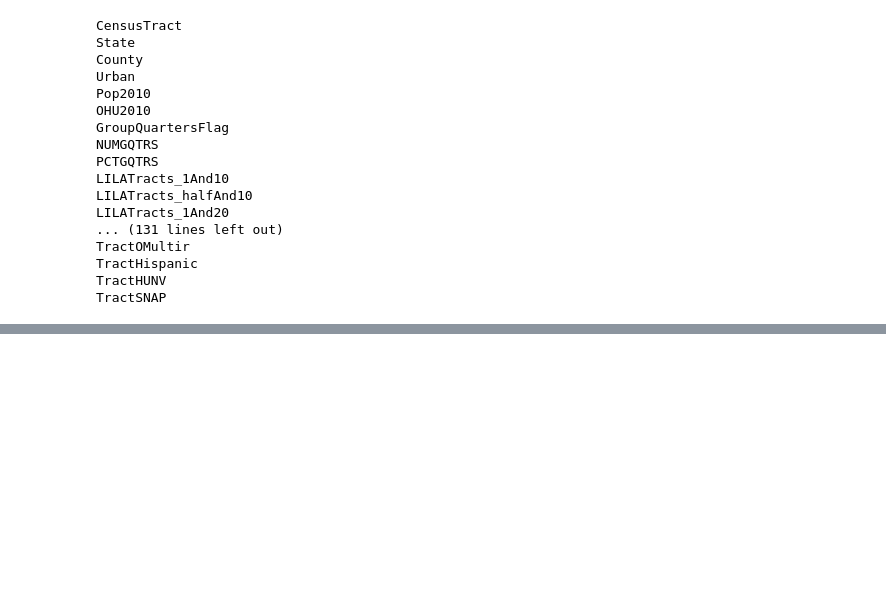
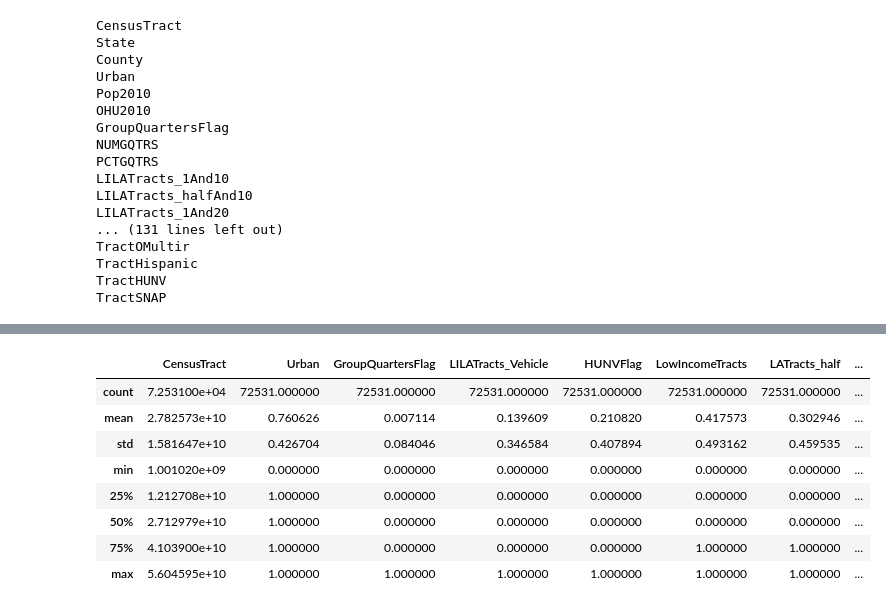
Before and after one commit to rdinesh1/FoodInsecurity_capstone, a Jupyter notebook: EDA.ipynb, the cells around one changed output, grey strips where cells are left out. Saved outputs shown, nothing was run; the diff lists cells and outputs as text; code cells hidden in the pictures; blank space fills up the shorter version.

```diff
--- a/EDA.ipynb
+++ b/EDA.ipynb
@@ -91,0 +83,12 @@ KeyboardInterrupt:
+# %%
+df.describe()
+# %% [output]
+|  | CensusTract | Urban | GroupQuartersFlag | LILATracts_Vehicle | HUNVFlag | LowIncomeTracts | LATracts_half | ... |
+| count | 7.253100e+04 | 72531.000000 | 72531.000000 | 72531.000000 | 72531.000000 | 72531.000000 | 72531.000000 | ... |
+| mean | 2.782573e+10 | 0.760626 | 0.007114 | 0.139609 | 0.210820 | 0.417573 | 0.302946 | ... |
+| std | 1.581647e+10 | 0.426704 | 0.084046 | 0.346584 | 0.407894 | 0.493162 | 0.459535 | ... |
+| min | 1.001020e+09 | 0.000000 | 0.000000 | 0.000000 | 0.000000 | 0.000000 | 0.000000 | ... |
+| 25% | 1.212708e+10 | 1.000000 | 0.000000 | 0.000000 | 0.000000 | 0.000000 | 0.000000 | ... |
+| 50% | 2.712979e+10 | 1.000000 | 0.000000 | 0.000000 | 0.000000 | 0.000000 | 0.000000 | ... |
+| 75% | 4.103900e+10 | 1.000000 | 0.000000 | 0.000000 | 0.000000 | 1.000000 | 1.000000 | ... |
+| max | 5.604595e+10 | 1.000000 | 1.000000 | 1.000000 | 1.000000 | 1.000000 | 1.000000 | ... |
```
Also changed, not shown: parts of 13 cells of this notebook.
